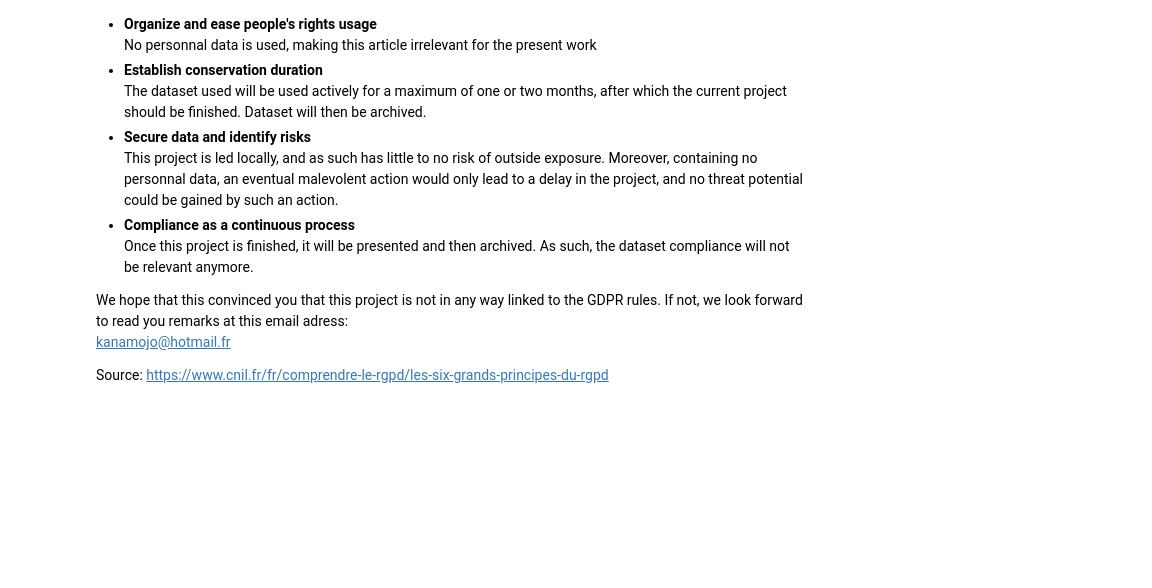
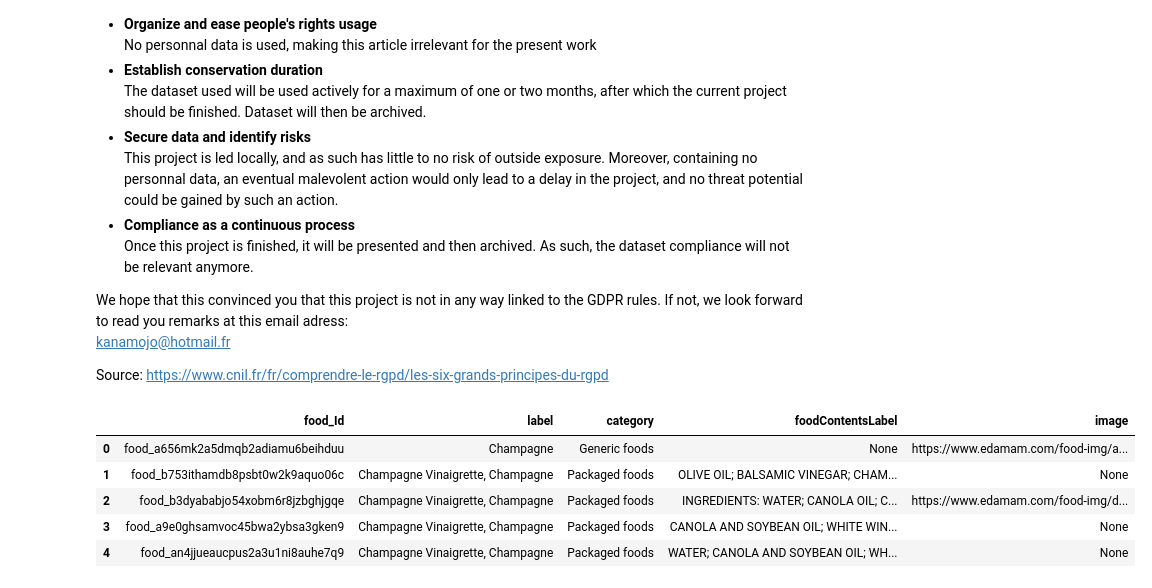
Before and after one commit to Apoxys/OCR-AIEngineer-P6, a Jupyter notebook: Script_Python.ipynb, the cells around one changed output. Saved outputs shown, nothing was run; the diff lists cells and outputs as text; code cells hidden in the pictures; blank space fills up the shorter version.

```diff
--- a/Script_Python.ipynb
+++ b/Script_Python.ipynb
@@ -70,3 +70,12 @@ else:
 data_champagne = pd.DataFrame(data_champagne, columns = ['food_Id', 'label', 'category', 'foodContentsLabel', 'image']).head(10)
 filepath = Path('data/data_champagne.csv')
 data_champagne.to_csv(filepath, index=False)
+# %%
+data_champagne.head()
+# %% [output]
+|  | food_Id | label | category | foodContentsLabel | image |
+| 0 | food_a656mk2a5dmqb2adiamu6beihduu | Champagne | Generic foods | None | https://www.edamam.com/food-img/a... |
+| 1 | food_b753ithamdb8psbt0w2k9aquo06c | Champagne Vinaigrette, Champagne | Packaged foods | OLIVE OIL; BALSAMIC VINEGAR; CHAM... | None |
+| 2 | food_b3dyababjo54xobm6r8jzbghjgqe | Champagne Vinaigrette, Champagne | Packaged foods | INGREDIENTS: WATER; CANOLA OIL; C... | https://www.edamam.com/food-img/d... |
+| 3 | food_a9e0ghsamvoc45bwa2ybsa3gken9 | Champagne Vinaigrette, Champagne | Packaged foods | CANOLA AND SOYBEAN OIL; WHITE WIN... | None |
+| 4 | food_an4jjueaucpus2a3u1ni8auhe7q9 | Champagne Vinaigrette, Champagne | Packaged foods | WATER; CANOLA AND SOYBEAN OIL; WH... | None |
```
Also changed, not shown: 1 other file.
